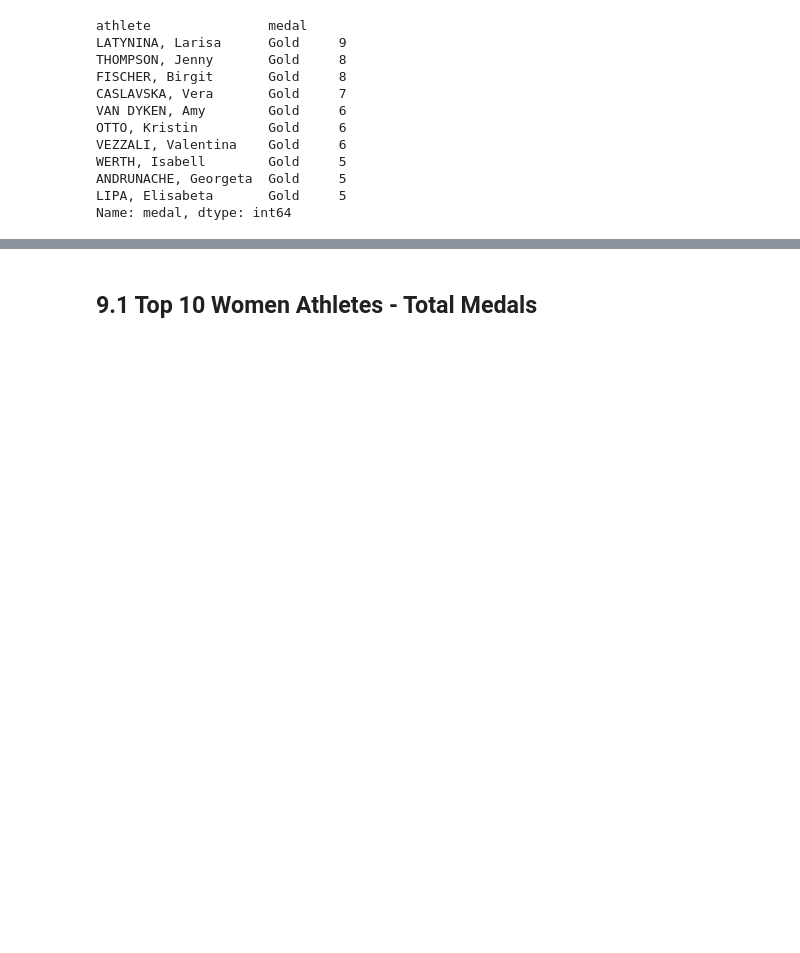
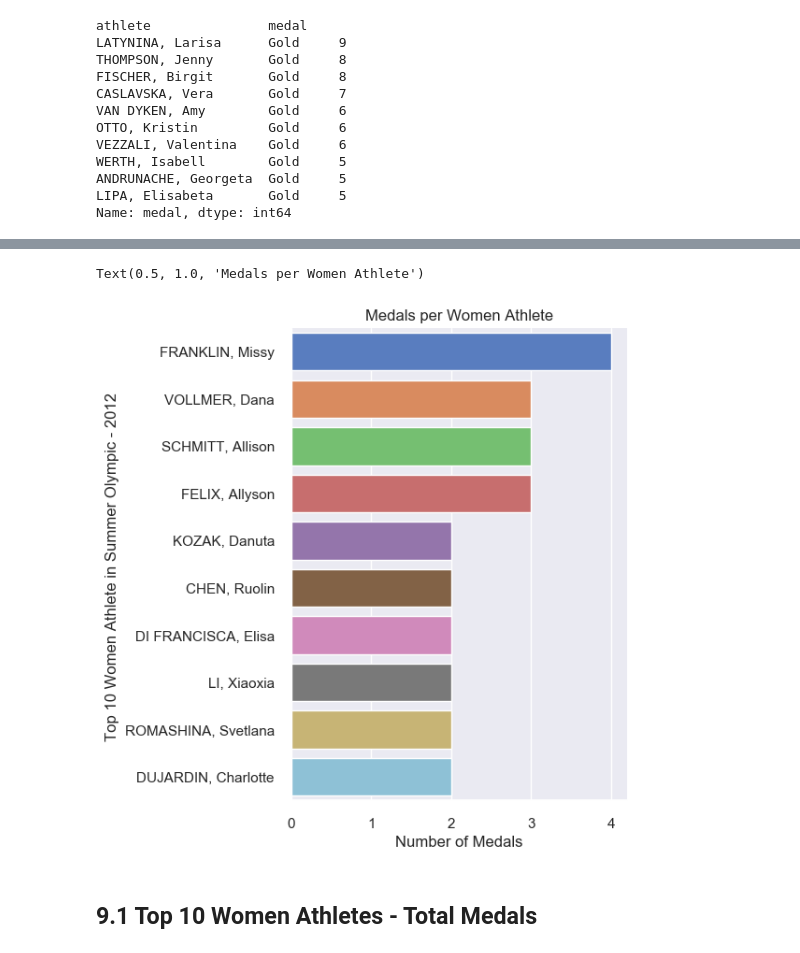
Before and after one commit to pratikbarjatya/INSAID-Assignment, a Jupyter notebook: OlympicEDA.ipynb, the cells around one changed output, grey strips where cells are left out. Cells and saved outputs as stored; diff of their text form; code cells hidden in the pictures; blank space fills up the shorter version.

```diff
--- a/OlympicEDA.ipynb
+++ b/OlympicEDA.ipynb
@@ -582,3 +594,16 @@ Name: medal, dtype: int64
+# %%
+# Top 10 Women Athlete in Summer Olympic - 2012
+totalWomenGoldMedalAthlete = olympic[(olympic['year'] == 2012) & (olympic['medal'] == 'Gold') &
+                                     (olympic['gender'] == 'Women')]['athlete'].value_counts().reset_index(name='athlete').head(10)
+g = sns.catplot(y="index", x="athlete", data=totalWomenGoldMedalAthlete,
+                height=6, kind="bar", palette="muted")
+g.despine(left=True)
+g.set_xlabels("Number of Medals")
+g.set_ylabels("Top 10 Women Athlete in Summer Olympic - 2012 ")
+plt.title('Medals per Women Athlete')
+# %% [output]
+Text(0.5, 1.0, 'Medals per Women Athlete')
+[figure, added]
 # %% [markdown]
 ## 9.1 Top 10 Women Athletes - Total Medals
 # %%
```
Also changed, not shown: parts of 8 cells of this notebook.
